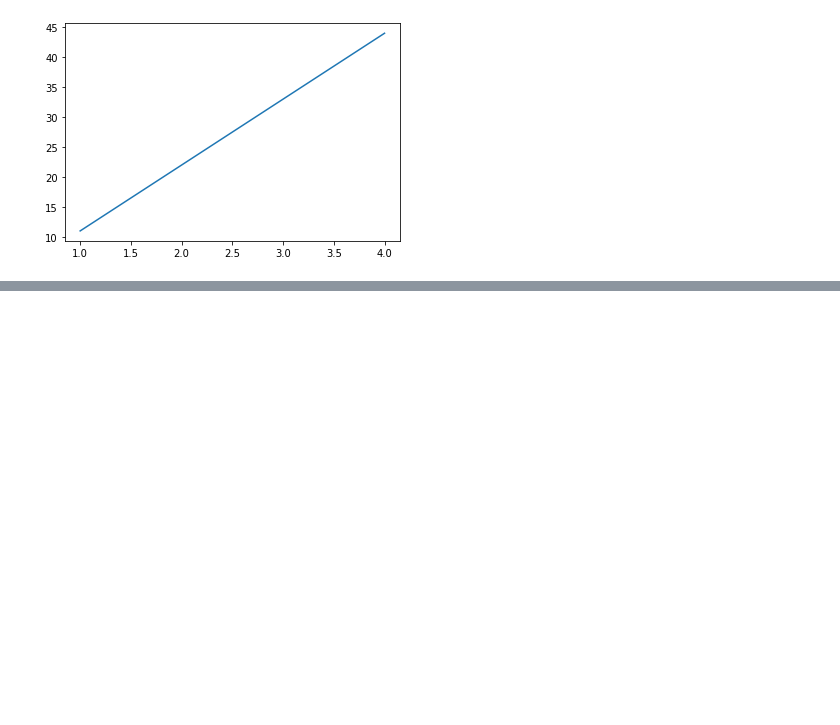
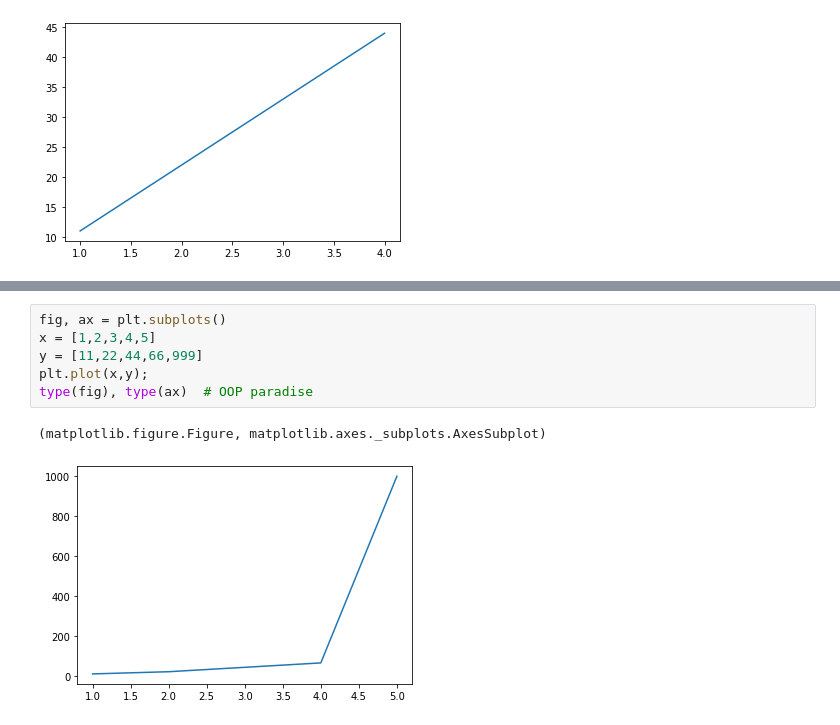
Before and after one commit to explorer-skywalker/AI, a Jupyter notebook: 08-Matplotlib/Matplotlib_Introduction.ipynb, the cells around one changed output, grey strips where cells are left out. Saved outputs shown, nothing was run; the diff lists cells and outputs as text; blank space fills up the shorter version.

Commit message:
Matplotlib

```diff
--- a/08-Matplotlib/Matplotlib_Introduction.ipynb
+++ b/08-Matplotlib/Matplotlib_Introduction.ipynb
@@ -34,0 +72,9 @@ plt.show()
+# %%
+fig, ax = plt.subplots()
+x = [1,2,3,4,5]
+y = [11,22,44,66,999]
+plt.plot(x,y);
+type(fig), type(ax)  # OOP paradise
+# %% [output]
+(matplotlib.figure.Figure, matplotlib.axes._subplots.AxesSubplot)
+[figure, added]
```
Also changed, not shown: parts of 7 cells of this notebook, 4 other files.
